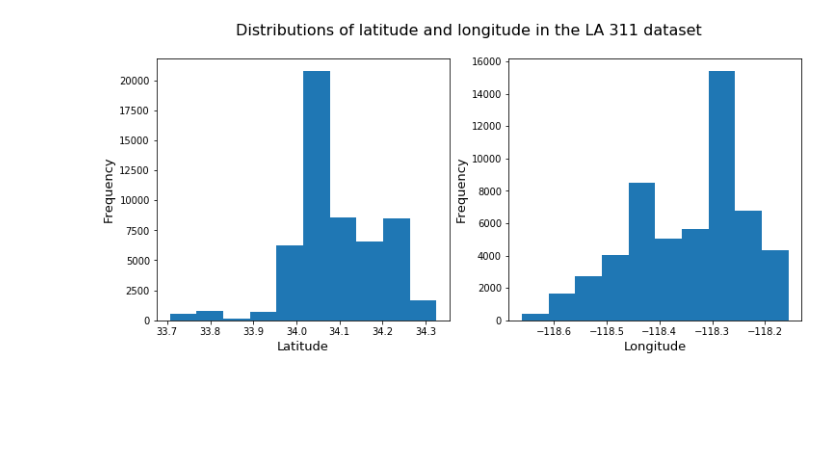
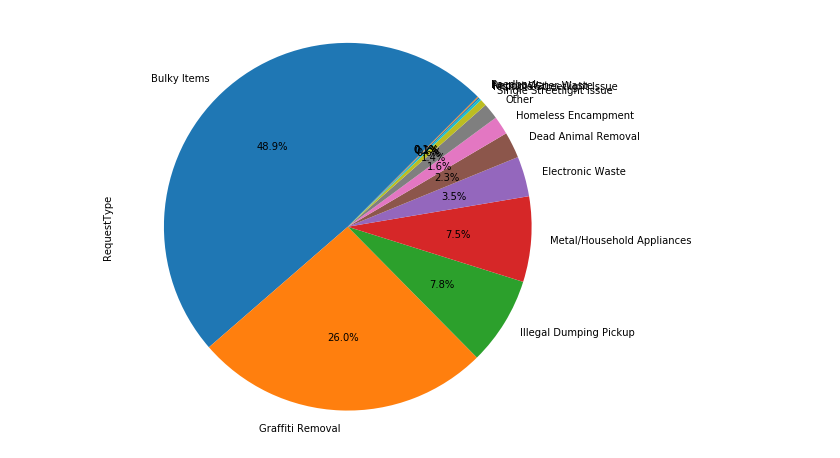
Before and after one commit to p-ai-org/p-requests, a Jupyter notebook: 311_Requests_Analysis/geo data/within a week/locationdata_2018.ipynb, the cells around one changed output. Saved outputs shown, nothing was run; the diff lists cells and outputs as text; code cells hidden in the pictures; blank space fills up the shorter version.

```diff
--- a/311_Requests_Analysis/geo data/within a week/locationdata_2018.ipynb
+++ b/311_Requests_Analysis/geo data/within a week/locationdata_2018.ipynb
@@ -91,11 +77,8 @@ plt.show()
-# %%
-fig, (ax1, ax2) = plt.subplots(1, 2, figsize=(12, 5))
-fig.suptitle('Distributions of latitude and longitude in the LA 311 dataset', fontsize=16)
-ax1.hist(df_week['Latitude'])
-ax1.set_xlabel('Latitude', fontsize=13)
-ax1.set_ylabel('Frequency', fontsize=13)
-ax2.hist(df_week['Longitude'])
-ax2.set_xlabel('Longitude', fontsize=13)
-ax2.set_ylabel('Frequency', fontsize=13);
-# %% [output]
-[figure, removed]
+# %%
+plt.close()
+df_week['RequestType'].value_counts().plot(kind='pie',autopct='%1.1f%%', startangle=45, shadow=False, figsize = (8,6))
+plt.axis('equal')
+plt.tight_layout()
+plt.show()
+# %% [output]
+[figure, added]
```
Also changed, not shown: parts of 13 cells of this notebook.
